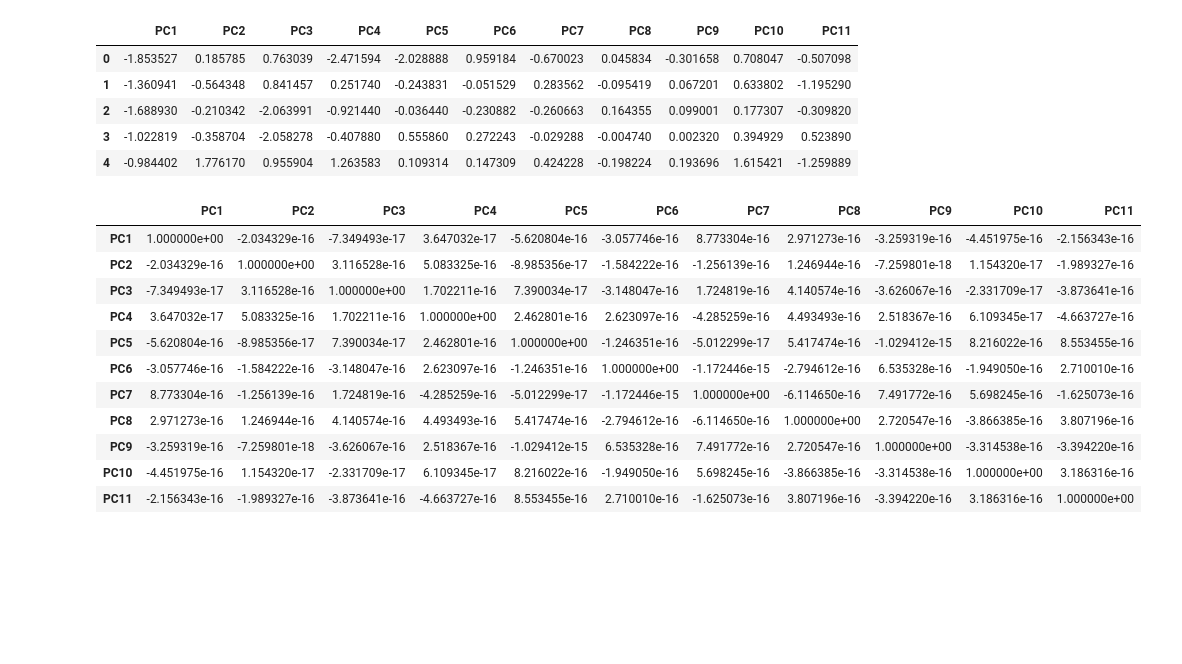
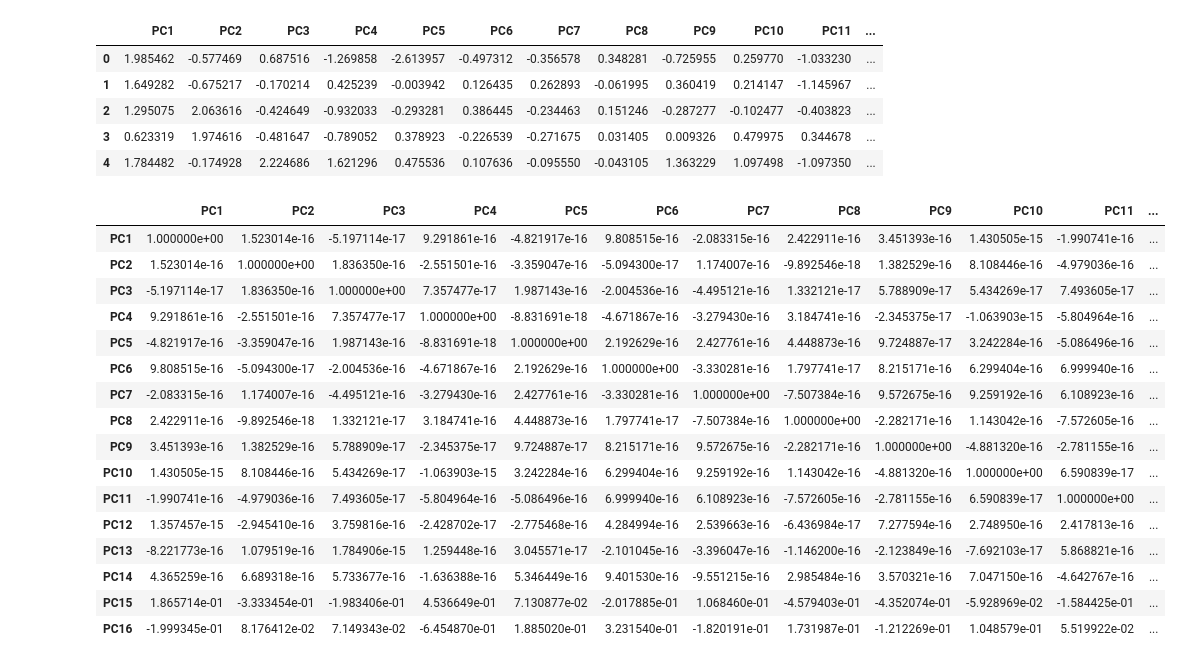
Before and after one commit to Naren1610/IST5520GrpProj, a Jupyter notebook: Grp_3_PCA_draft.ipynb, the cells around one changed output. Cells and saved outputs as stored; diff of their text form; code cells hidden in the pictures; blank space fills up the shorter version.

```diff
--- a/Grp_3_PCA_draft.ipynb
+++ b/Grp_3_PCA_draft.ipynb
@@ -78,0 +36,8 @@ See the caveats in the documentation: https://pandas.pydata.org/pandas-docs/stab
+# %%
+# remove deemed to be less than useful
+df['lat_lon']= df['latitude']/df['longitude']
+df = df.drop(['license', 'reviews_per_month','last_review', 'name', 'host_id','neighbourhood', 'host_name'],axis = 1)
+df = df.loc[(df['price']> 0)]# Remove all zero values from the price
+display(df.info())
+sb.pairplot(df[['price','latitude','longitude','lat_lon']], kind="reg")
+plt.show()
@@ -104,8 +95,8 @@ display(df_stats)
 # %%
-df1 = df[(df['room_type'] == "Entire home/apt") & (df['price']>= 125) & (df['price']<= 455)]
-df2 = df[(df['room_type'] == "Private room") & (df['price']>= 55) & (df['price']<= 183)]
-df3 = df[(df['room_type'] == "Shared room") & (df['price']>= 42) & (df['price']<= 152)]
-df4 = df[(df['room_type'] == "Hotel room") & (df['price']>= 100) & (df['price']<= 815)]
+df1 = df[(df['room_type'] == "Entire home/apt") & (df['price']>=10) & (df['price']<= 496)]
+df2 = df[(df['room_type'] == "Private room") & (df['price']>= 10) & (df['price']<= 192)]
+df3 = df[(df['room_type'] == "Shared room") & (df['price']>= 10) & (df['price']<= 167)]
+df4 = df[(df['room_type'] == "Hotel room") & (df['price']>= 100) & (df['price']<= 865)]
 frames = [df1, df2, df3, df4]
 df = pd.concat(frames)
 
@@ -115,6 +106,8 @@ sb.boxplot(y = df['price'], x = df['room_type'])
 plt.show()
 sb.boxplot(y = df['price'], x = df['neighbourhood_group'])
 plt.show()
+display(df.info())
+display(df.corr())
 # %% [output]
 |  | count | mean | std | min | 25% | 50% | 75% | max |
 | neighbourhood_group |  |  |  |  |  |  |  |  |
@@ -168,6 +158,5 @@ memory usage: 3.2+ MB
 # %%
-df_select = df[['price','neighbourhood_group', 'lat_lon','room_type', 'minimum_nights', 'number_of_reviews','reviews_per_month','calculated_host_listings_count','availability_365','number_of_reviews_ltm']]
+df_select = df[['price','lat_lon','neighbourhood_group','room_type', 'minimum_nights', 'number_of_reviews','calculated_host_listings_count','availability_365','number_of_reviews_ltm']]
 df_select.info()
-#df_norm = scale(df.loc[:,'calories':'rating'])
 # %% [output]
 <class 'pandas.core.frame.DataFrame'>
@@ -262,7 +276,6 @@ pd.DataFrame(corr_).style.background_gradient(cmap = 'YlOrRd')
 # %%
 # Select the number of components
-pca1 = PCA(n_components=17)
-
+pca1 = PCA(n_components=16)
 # Fit the PCA model
 pca1.fit(X)
 # %% [output]
@@ -297,32 +309,37 @@ plt.savefig('scree_plot.png',dpi=200,bbox_inches='tight')
 # %%
 # Select the number of components
-pca11 = PCA(n_components=11)
-pca11.fit(X)
-data_pca11 = pca11.transform(X)
+pca16 = PCA(n_components=16)
+pca16.fit(X)
+data_pca16 = pca16.transform(X)
 
 # Convert the numpy array to pandas DataFrame
-data_pca11 = pd.DataFrame(data_pca11)
-data_pca11.columns = ["PC"+str(i) for i in range(1,12)]
+data_pca16 = pd.DataFrame(data_pca16)
+data_pca16.columns = ["PC"+str(i) for i in range(1,17)]
 
 # Show the head of the DataFrame
-display(data_pca11.head())
-display(data_pca11.corr())
+display(data_pca16.head())
+display(data_pca16.corr())
 # %% [output]
-|  | PC1 | PC2 | PC3 | PC4 | PC5 | PC6 | PC7 | PC8 | PC9 | PC10 | PC11 |
-| 0 | -1.853527 | 0.185785 | 0.763039 | -2.471594 | -2.028888 | 0.959184 | -0.670023 | 0.045834 | -0.301658 | 0.708047 | -0.507098 |
-| 1 | -1.360941 | -0.564348 | 0.841457 | 0.251740 | -0.243831 | -0.051529 | 0.283562 | -0.095419 | 0.067201 | 0.633802 | -1.195290 |
-| 2 | -1.688930 | -0.210342 | -2.063991 | -0.921440 | -0.036440 | -0.230882 | -0.260663 | 0.164355 | 0.099001 | 0.177307 | -0.309820 |
-| 3 | -1.022819 | -0.358704 | -2.058278 | -0.407880 | 0.555860 | 0.272243 | -0.029288 | -0.004740 | 0.002320 | 0.394929 | 0.523890 |
-| 4 | -0.984402 | 1.776170 | 0.955904 | 1.263583 | 0.109314 | 0.147309 | 0.424228 | -0.198224 | 0.193696 | 1.615421 | -1.259889 |
+|  | PC1 | PC2 | PC3 | PC4 | PC5 | PC6 | PC7 | PC8 | PC9 | PC10 | PC11 | ... |
+| 0 | 1.985462 | -0.577469 | 0.687516 | -1.269858 | -2.613957 | -0.497312 | -0.356578 | 0.348281 | -0.725955 | 0.259770 | -1.033230 | ... |
+| 1 | 1.649282 | -0.675217 | -0.170214 | 0.425239 | -0.003942 | 0.126435 | 0.262893 | -0.061995 | 0.360419 | 0.214147 | -1.145967 | ... |
+| 2 | 1.295075 | 2.063616 | -0.424649 | -0.932033 | -0.293281 | 0.386445 | -0.234463 | 0.151246 | -0.287277 | -0.102477 | -0.403823 | ... |
+| 3 | 0.623319 | 1.974616 | -0.481647 | -0.789052 | 0.378923 | -0.226539 | -0.271675 | 0.031405 | 0.009326 | 0.479975 | 0.344678 | ... |
+| 4 | 1.784482 | -0.174928 | 2.224686 | 1.621296 | 0.475536 | 0.107636 | -0.095550 | -0.043105 | 1.363229 | 1.097498 | -1.097350 | ... |
-|  | PC1 | PC2 | PC3 | PC4 | PC5 | PC6 | PC7 | PC8 | PC9 | PC10 | PC11 |
-| PC1 | 1.000000e+00 | -2.034329e-16 | -7.349493e-17 | 3.647032e-17 | -5.620804e-16 | -3.057746e-16 | 8.773304e-16 | 2.971273e-16 | -3.259319e-16 | -4.451975e-16 | -2.156343e-16 |
-| PC2 | -2.034329e-16 | 1.000000e+00 | 3.116528e-16 | 5.083325e-16 | -8.985356e-17 | -1.584222e-16 | -1.256139e-16 | 1.246944e-16 | -7.259801e-18 | 1.154320e-17 | -1.989327e-16 |
-| PC3 | -7.349493e-17 | 3.116528e-16 | 1.000000e+00 | 1.702211e-16 | 7.390034e-17 | -3.148047e-16 | 1.724819e-16 | 4.140574e-16 | -3.626067e-16 | -2.331709e-17 | -3.873641e-16 |
-| PC4 | 3.647032e-17 | 5.083325e-16 | 1.702211e-16 | 1.000000e+00 | 2.462801e-16 | 2.623097e-16 | -4.285259e-16 | 4.493493e-16 | 2.518367e-16 | 6.109345e-17 | -4.663727e-16 |
-| PC5 | -5.620804e-16 | -8.985356e-17 | 7.390034e-17 | 2.462801e-16 | 1.000000e+00 | -1.246351e-16 | -5.012299e-17 | 5.417474e-16 | -1.029412e-15 | 8.216022e-16 | 8.553455e-16 |
-| PC6 | -3.057746e-16 | -1.584222e-16 | -3.148047e-16 | 2.623097e-16 | -1.246351e-16 | 1.000000e+00 | -1.172446e-15 | -2.794612e-16 | 6.535328e-16 | -1.949050e-16 | 2.710010e-16 |
-| PC7 | 8.773304e-16 | -1.256139e-16 | 1.724819e-16 | -4.285259e-16 | -5.012299e-17 | -1.172446e-15 | 1.000000e+00 | -6.114650e-16 | 7.491772e-16 | 5.698245e-16 | -1.625073e-16 |
-| PC8 | 2.971273e-16 | 1.246944e-16 | 4.140574e-16 | 4.493493e-16 | 5.417474e-16 | -2.794612e-16 | -6.114650e-16 | 1.000000e+00 | 2.720547e-16 | -3.866385e-16 | 3.807196e-16 |
-| PC9 | -3.259319e-16 | -7.259801e-18 | -3.626067e-16 | 2.518367e-16 | -1.029412e-15 | 6.535328e-16 | 7.491772e-16 | 2.720547e-16 | 1.000000e+00 | -3.314538e-16 | -3.394220e-16 |
-| PC10 | -4.451975e-16 | 1.154320e-17 | -2.331709e-17 | 6.109345e-17 | 8.216022e-16 | -1.949050e-16 | 5.698245e-16 | -3.866385e-16 | -3.314538e-16 | 1.000000e+00 | 3.186316e-16 |
-| PC11 | -2.156343e-16 | -1.989327e-16 | -3.873641e-16 | -4.663727e-16 | 8.553455e-16 | 2.710010e-16 | -1.625073e-16 | 3.807196e-16 | -3.394220e-16 | 3.186316e-16 | 1.000000e+00 |
+|  | PC1 | PC2 | PC3 | PC4 | PC5 | PC6 | PC7 | PC8 | PC9 | PC10 | PC11 | ... |
+| PC1 | 1.000000e+00 | 1.523014e-16 | -5.197114e-17 | 9.291861e-16 | -4.821917e-16 | 9.808515e-16 | -2.083315e-16 | 2.422911e-16 | 3.451393e-16 | 1.430505e-15 | -1.990741e-16 | ... |
+| PC2 | 1.523014e-16 | 1.000000e+00 | 1.836350e-16 | -2.551501e-16 | -3.359047e-16 | -5.094300e-17 | 1.174007e-16 | -9.892546e-18 | 1.382529e-16 | 8.108446e-16 | -4.979036e-16 | ... |
+| PC3 | -5.197114e-17 | 1.836350e-16 | 1.000000e+00 | 7.357477e-17 | 1.987143e-16 | -2.004536e-16 | -4.495121e-16 | 1.332121e-17 | 5.788909e-17 | 5.434269e-17 | 7.493605e-17 | ... |
+| PC4 | 9.291861e-16 | -2.551501e-16 | 7.357477e-17 | 1.000000e+00 | -8.831691e-18 | -4.671867e-16 | -3.279430e-16 | 3.184741e-16 | -2.345375e-17 | -1.063903e-15 | -5.804964e-16 | ... |
+| PC5 | -4.821917e-16 | -3.359047e-16 | 1.987143e-16 | -8.831691e-18 | 1.000000e+00 | 2.192629e-16 | 2.427761e-16 | 4.448873e-16 | 9.724887e-17 | 3.242284e-16 | -5.086496e-16 | ... |
+| PC6 | 9.808515e-16 | -5.094300e-17 | -2.004536e-16 | -4.671867e-16 | 2.192629e-16 | 1.000000e+00 | -3.330281e-16 | 1.797741e-17 | 8.215171e-16 | 6.299404e-16 | 6.999940e-16 | ... |
+| PC7 | -2.083315e-16 | 1.174007e-16 | -4.495121e-16 | -3.279430e-16 | 2.427761e-16 | -3.330281e-16 | 1.000000e+00 | -7.507384e-16 | 9.572675e-16 | 9.259192e-16 | 6.108923e-16 | ... |
+| PC8 | 2.422911e-16 | -9.892546e-18 | 1.332121e-17 | 3.184741e-16 | 4.448873e-16 | 1.797741e-17 | -7.507384e-16 | 1.000000e+00 | -2.282171e-16 | 1.143042e-16 | -7.572605e-16 | ... |
+| PC9 | 3.451393e-16 | 1.382529e-16 | 5.788909e-17 | -2.345375e-17 | 9.724887e-17 | 8.215171e-16 | 9.572675e-16 | -2.282171e-16 | 1.000000e+00 | -4.881320e-16 | -2.781155e-16 | ... |
+| PC10 | 1.430505e-15 | 8.108446e-16 | 5.434269e-17 | -1.063903e-15 | 3.242284e-16 | 6.299404e-16 | 9.259192e-16 | 1.143042e-16 | -4.881320e-16 | 1.000000e+00 | 6.590839e-17 | ... |
+| PC11 | -1.990741e-16 | -4.979036e-16 | 7.493605e-17 | -5.804964e-16 | -5.086496e-16 | 6.999940e-16 | 6.108923e-16 | -7.572605e-16 | -2.781155e-16 | 6.590839e-17 | 1.000000e+00 | ... |
+| PC12 | 1.357457e-15 | -2.945410e-16 | 3.759816e-16 | -2.428702e-17 | -2.775468e-16 | 4.284994e-16 | 2.539663e-16 | -6.436984e-17 | 7.277594e-16 | 2.748950e-16 | 2.417813e-16 | ... |
+| PC13 | -8.221773e-16 | 1.079519e-16 | 1.784906e-15 | 1.259448e-16 | 3.045571e-17 | -2.101045e-16 | -3.396047e-16 | -1.146200e-16 | -2.123849e-16 | -7.692103e-17 | 5.868821e-16 | ... |
+| PC14 | 4.365259e-16 | 6.689318e-16 | 5.733677e-16 | -1.636388e-16 | 5.346449e-16 | 9.401530e-16 | -9.551215e-16 | 2.985484e-16 | 3.570321e-16 | 7.047150e-16 | -4.642767e-16 | ... |
+| PC15 | 1.865714e-01 | -3.333454e-01 | -1.983406e-01 | 4.536649e-01 | 7.130877e-02 | -2.017885e-01 | 1.068460e-01 | -4.579403e-01 | -4.352074e-01 | -5.928969e-02 | -1.584425e-01 | ... |
+| PC16 | -1.999345e-01 | 8.176412e-02 | 7.149343e-02 | -6.454870e-01 | 1.885020e-01 | 3.231540e-01 | -1.820191e-01 | 1.731987e-01 | -1.212269e-01 | 1.048579e-01 | 5.519922e-02 | ... |
```
Also changed, not shown: parts of 27 cells of this notebook.
